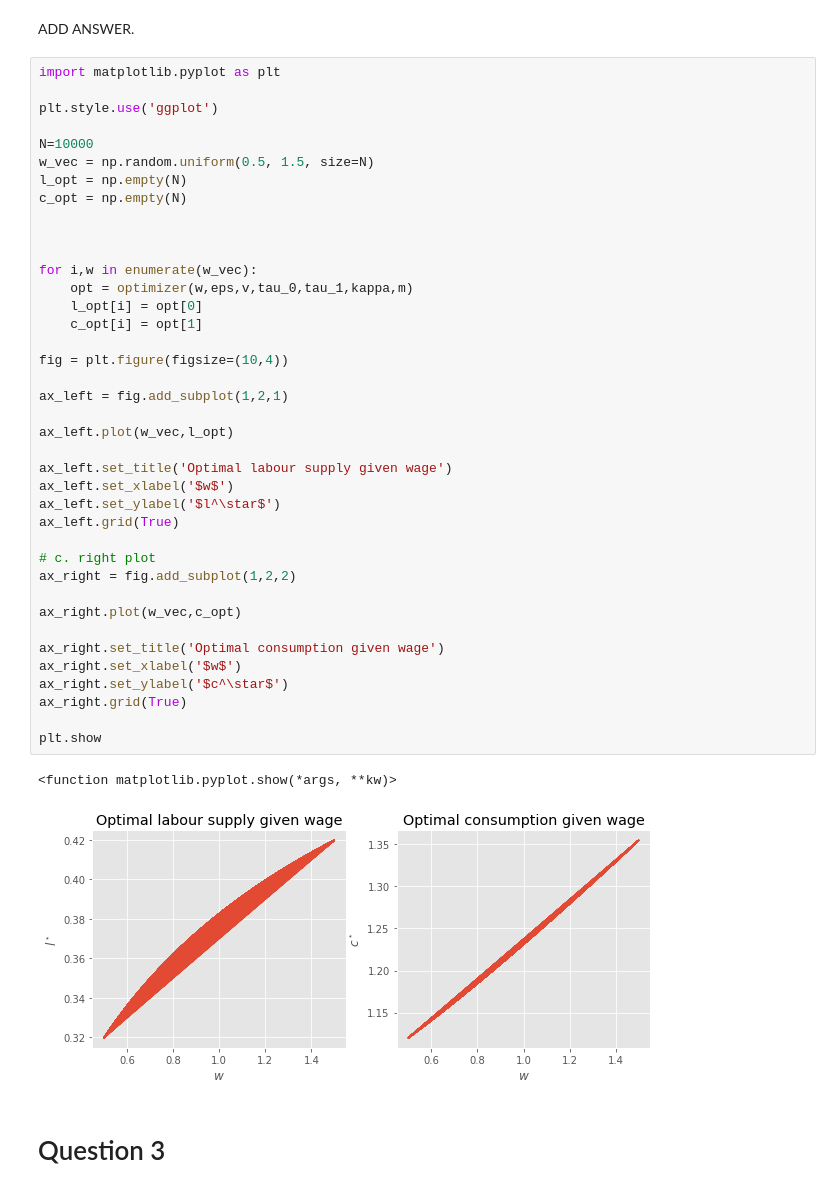
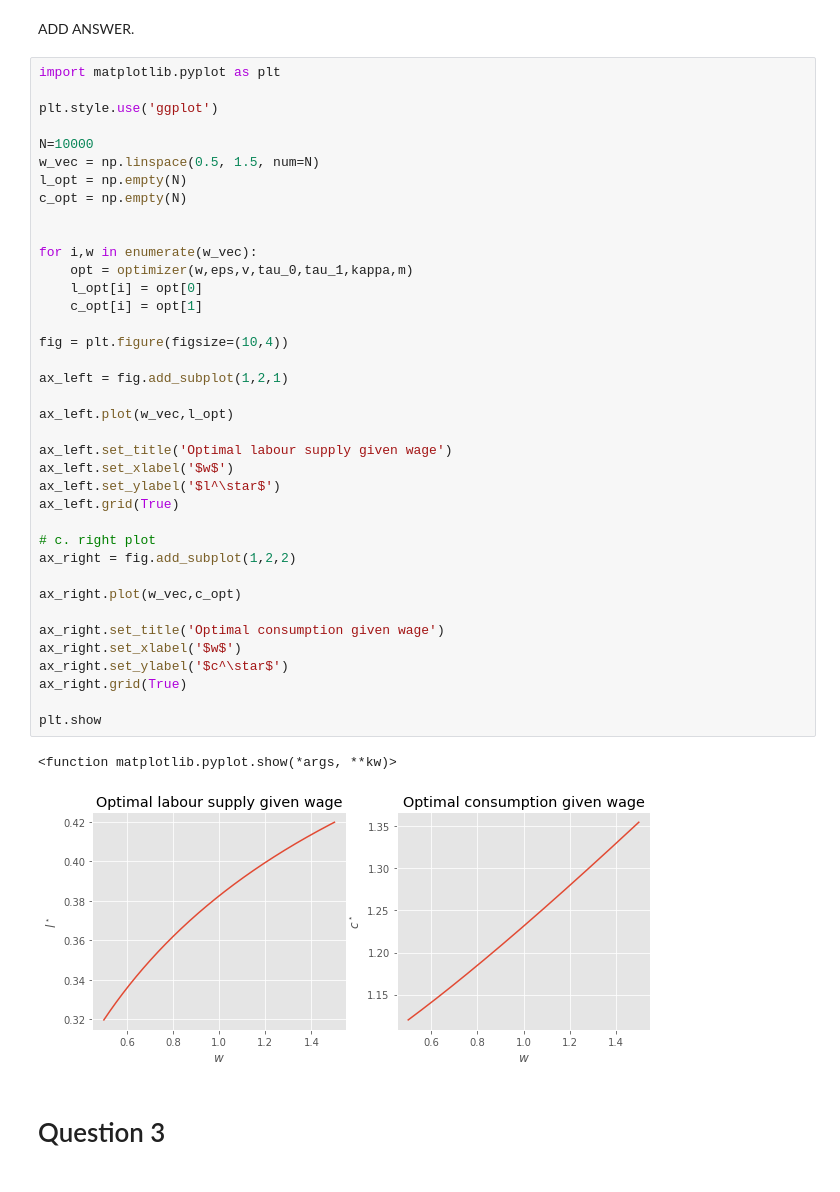
Before and after one commit to MarcusWentzel/projects-2020-show-me-your-anaconda, a Jupyter notebook: inauguralproject/inauguralproject.ipynb, the cells around one changed output. Saved outputs shown, nothing was run; the diff lists cells and outputs as text.

```diff
--- a/inauguralproject/inauguralproject.ipynb
+++ b/inauguralproject/inauguralproject.ipynb
@@ -82,42 +92,41 @@ import matplotlib.pyplot as plt
 plt.style.use('ggplot')
 
 N=10000
-w_vec = np.random.uniform(0.5, 1.5, size=N)
+w_vec = np.linspace(0.5, 1.5, num=N)
 l_opt = np.empty(N)
 c_opt = np.empty(N)
-
 
 
 for i,w in enumerate(w_vec):
     opt = optimizer(w,eps,v,tau_0,tau_1,kappa,m)
     l_opt[i] = opt[0]
     c_opt[i] = opt[1]
 
 fig = plt.figure(figsize=(10,4))
 
 ax_left = fig.add_subplot(1,2,1)
 
 ax_left.plot(w_vec,l_opt)
 
 ax_left.set_title('Optimal labour supply given wage')
 ax_left.set_xlabel('$w$')
 ax_left.set_ylabel('$l^\star$')
 ax_left.grid(True)
 
 # c. right plot
 ax_right = fig.add_subplot(1,2,2)
 
 ax_right.plot(w_vec,c_opt)
 
 ax_right.set_title('Optimal consumption given wage')
 ax_right.set_xlabel('$w$')
 ax_right.set_ylabel('$c^\star$')
 ax_right.grid(True)
 
 plt.show
 # %% [output]
 <function matplotlib.pyplot.show(*args, **kw)>
-[figure, old version]
+[figure, new version]
 # %% [markdown]
 # Question 3
 # %% [markdown]
```
Also changed, not shown: parts of 9 cells of this notebook.
